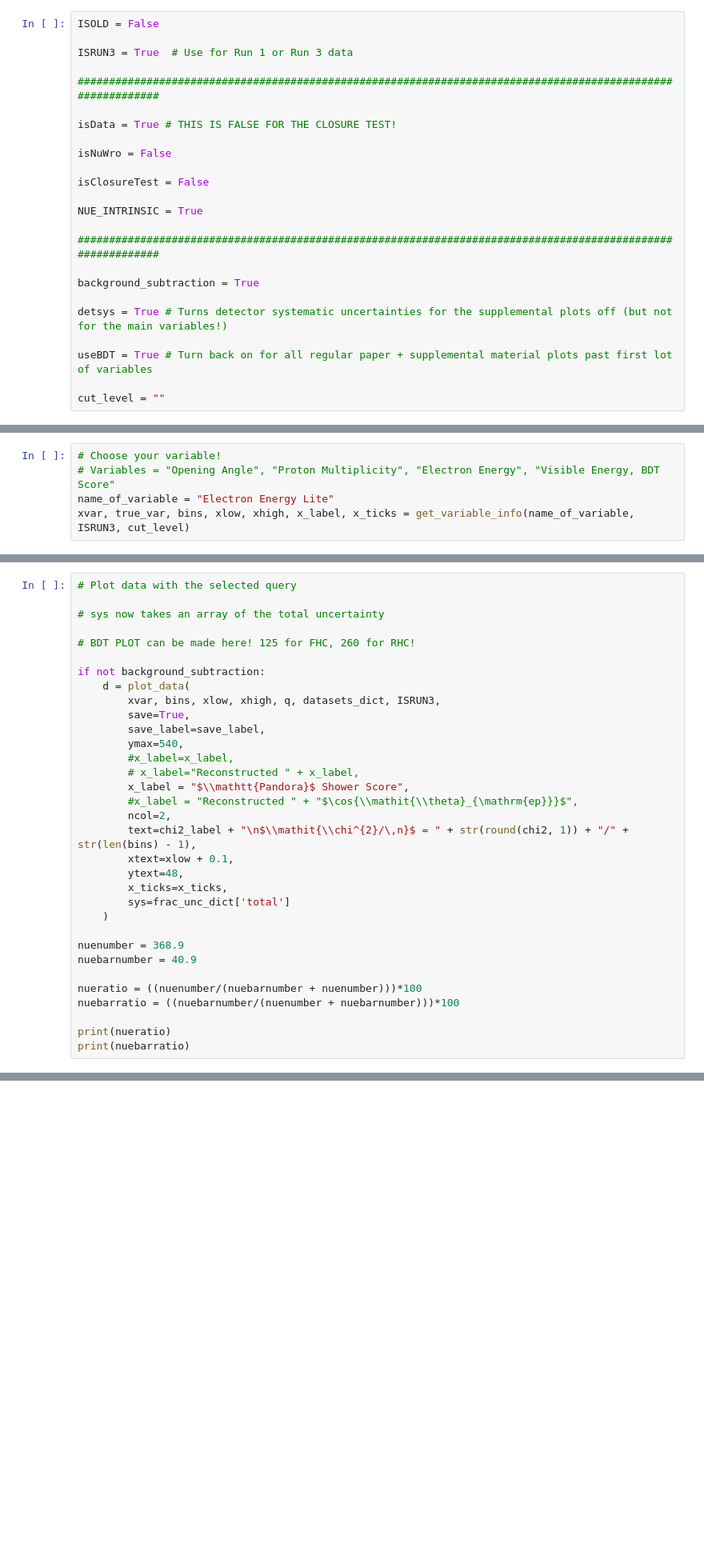
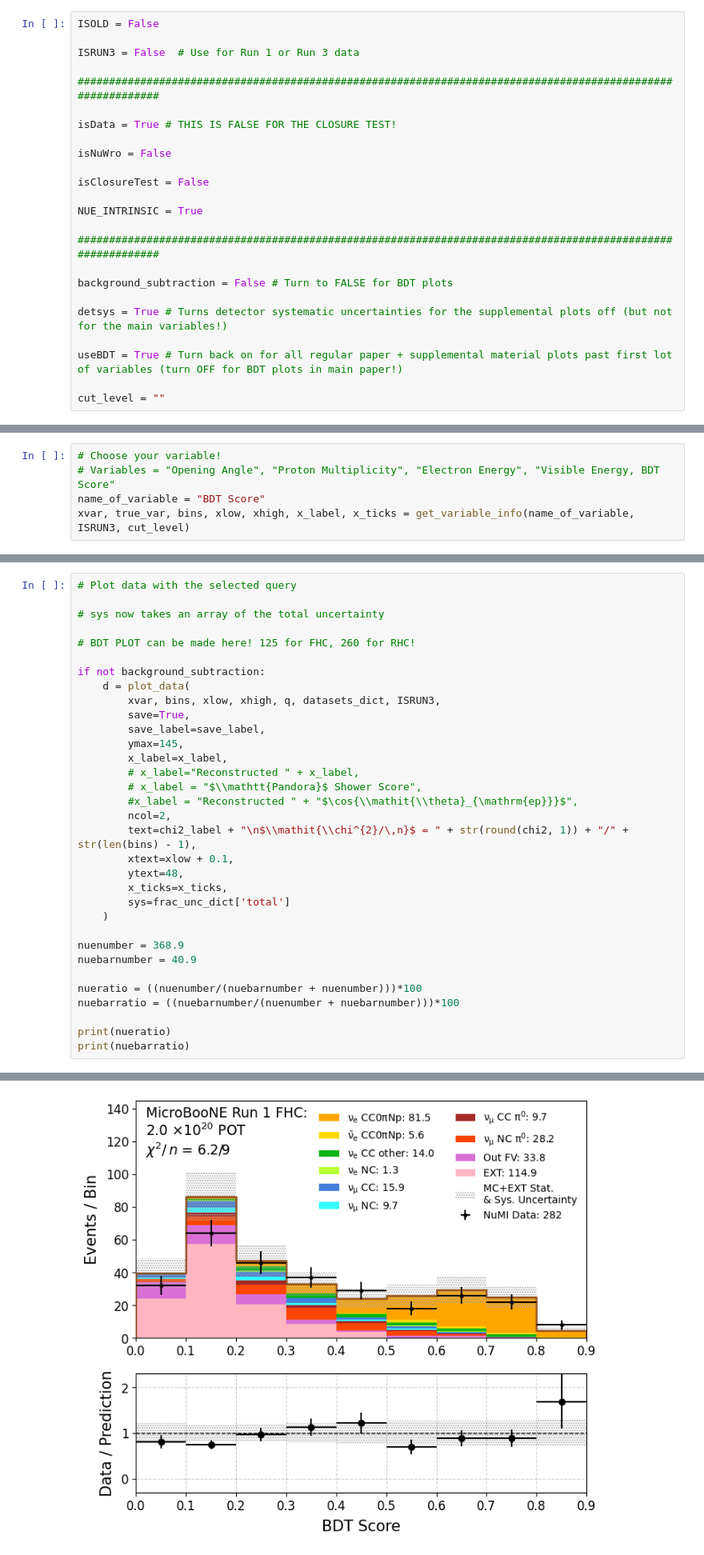
Before and after one commit to abbeybarnard/uB_NuMI_CC_Np, a Jupyter notebook: uncertainty.ipynb, the cells around one changed output, grey strips where cells are left out. Shown at 80% size. Cells and saved outputs as stored; diff of their text form; blank space fills up the shorter version.

```diff
--- a/uncertainty.ipynb
+++ b/uncertainty.ipynb
@@ -23,7 +23,7 @@
 # %%
 ISOLD = False
 
-ISRUN3 = True  # Use for Run 1 or Run 3 data
+ISRUN3 = False  # Use for Run 1 or Run 3 data
 
 ############################################################################################################
 
@@ -37,11 +37,11 @@ NUE_INTRINSIC = True
 
 ############################################################################################################
 
-background_subtraction = True
+background_subtraction = False # Turn to FALSE for BDT plots
 
 detsys = True # Turns detector systematic uncertainties for the supplemental plots off (but not for the main variables!)
 
-useBDT = True # Turn back on for all regular paper + supplemental material plots past first lot of variables
+useBDT = True # Turn back on for all regular paper + supplemental material plots past first lot of variables (turn OFF for BDT plots in main paper!)
 
 cut_level = ""
 # %%
@@ -89,5 +91,5 @@ from selection_functions import *
 # %%
 # Choose your variable!
 # Variables = "Opening Angle", "Proton Multiplicity", "Electron Energy", "Visible Energy, BDT Score"
-name_of_variable = "Electron Energy Lite"
+name_of_variable = "BDT Score"
 xvar, true_var, bins, xlow, xhigh, x_label, x_ticks = get_variable_info(name_of_variable, ISRUN3, cut_level)
@@ -1410,10 +1616,10 @@ if not background_subtraction:
         xvar, bins, xlow, xhigh, q, datasets_dict, ISRUN3,
         save=True,
         save_label=save_label,
-        ymax=540,
-        #x_label=x_label,
+        ymax=145,
+        x_label=x_label,
         # x_label="Reconstructed " + x_label,
-        x_label = "$\\mathtt{Pandora}$ Shower Score",
+        # x_label = "$\\mathtt{Pandora}$ Shower Score",
         #x_label = "Reconstructed " + "$\cos{\\mathit{\\theta}_{\mathrm{ep}}}$",
         ncol=2,
         text=chi2_label + "\n$\\mathit{\\chi^{2}/\,n}$ = " + str(round(chi2, 1)) + "/" + str(len(bins) - 1),
@@ -1431,3 +1637,4 @@ nuebarratio = ((nuebarnumber/(nuenumber + nuebarnumber)))*100
 
 print(nueratio)
 print(nuebarratio)
+# %% [output]
@@ -1433,0 +1649 @@ print(nuebarratio)
+[figure, added]
```
Also changed, not shown: parts of 59 cells of this notebook, 6 other files.
